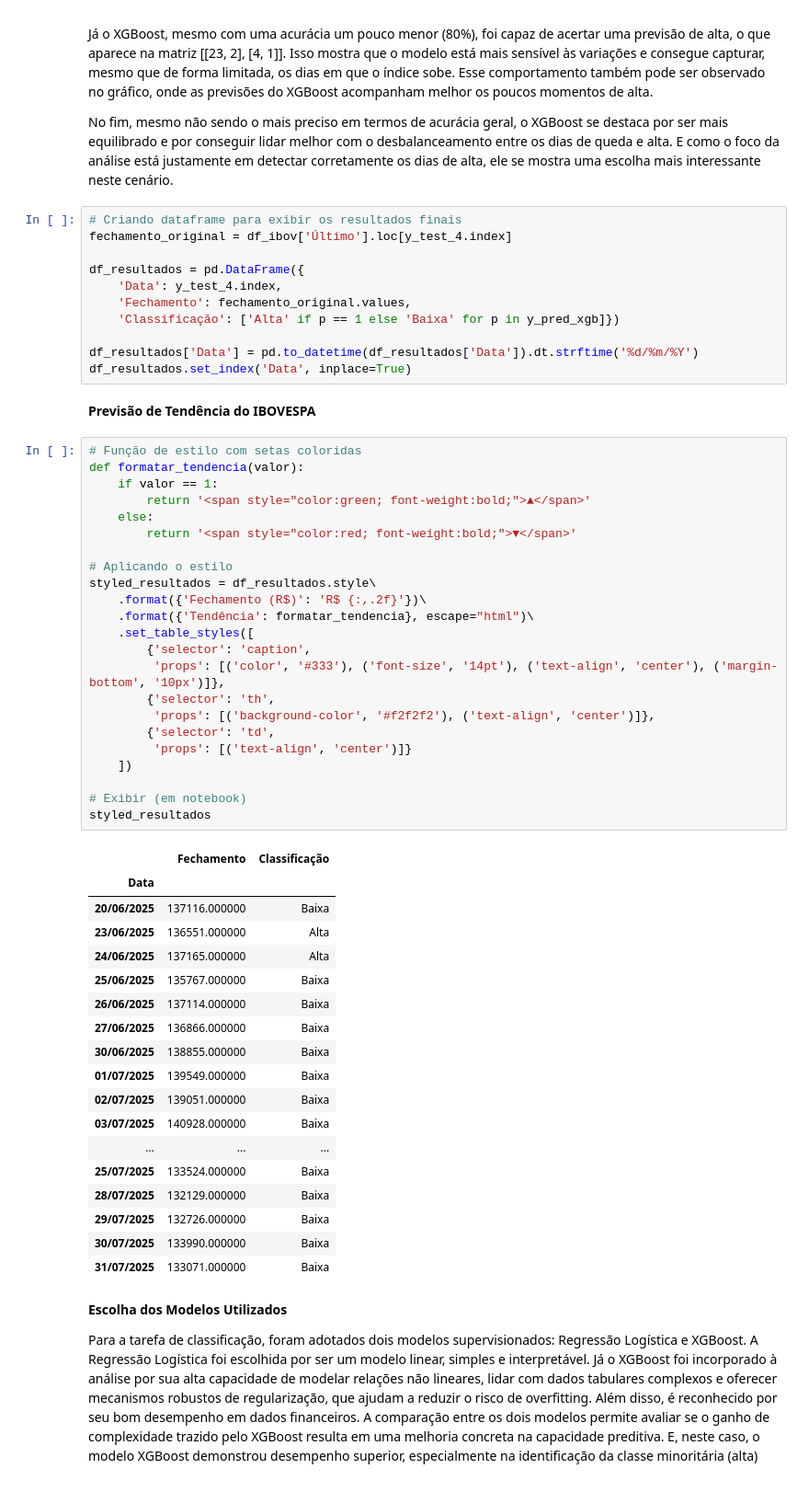
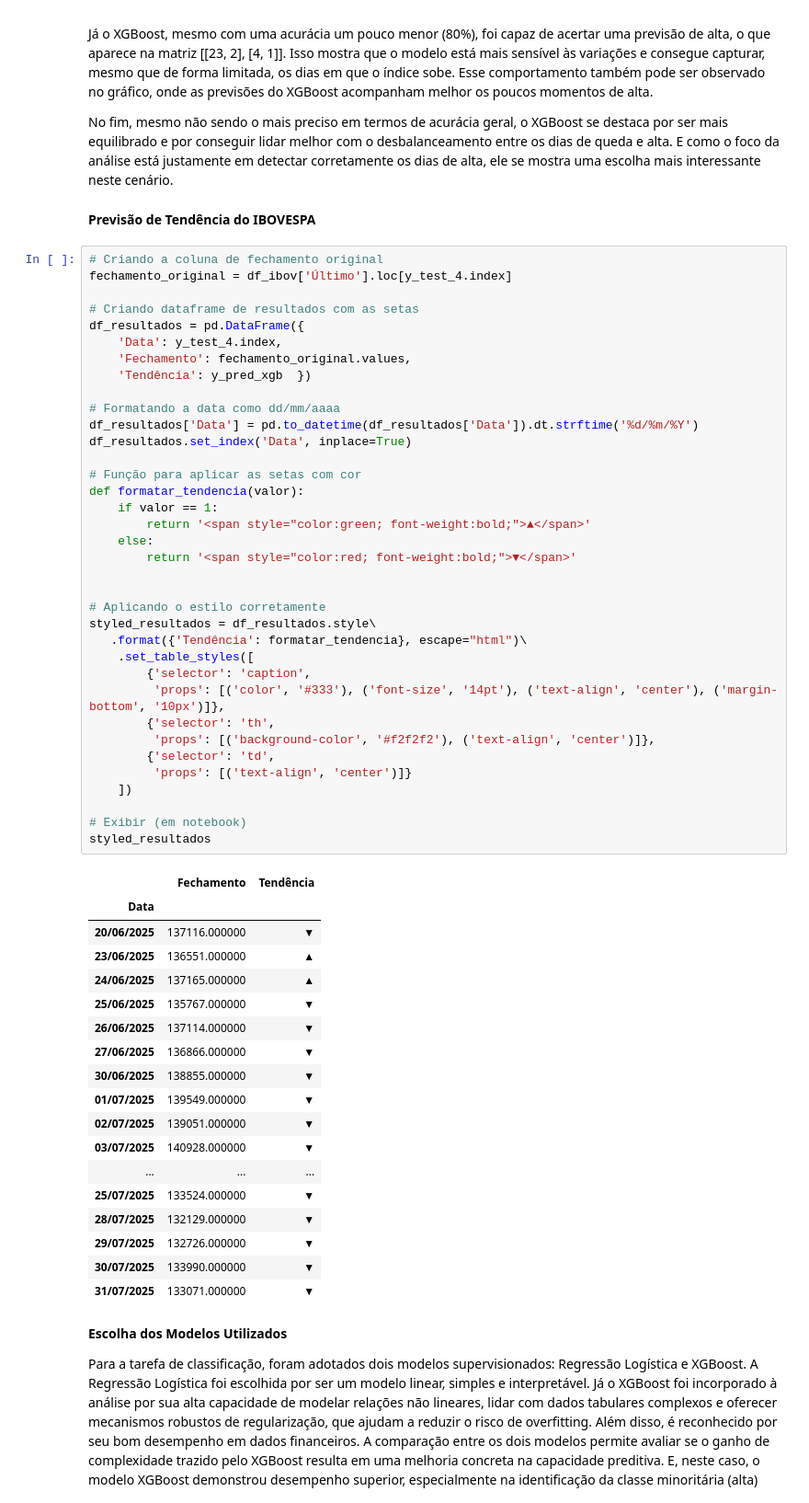
Before and after one commit to CorsiIsa/Tech_Challenge_IBOVESPA, a Jupyter notebook: Tech_Challenge_Análise_Preditiva_Ibovespa_V_3.ipynb, the cells around one changed output. Shown at 92% size. Saved outputs shown, nothing was run; the diff lists cells and outputs as text.

```diff
--- a/Tech_Challenge_Análise_Preditiva_Ibovespa_V_3.ipynb
+++ b/Tech_Challenge_Análise_Preditiva_Ibovespa_V_3.ipynb
@@ -532,61 +532,63 @@ A Regressão Logística, apesar de ter apresentado uma acurácia alta (83%), nã
 Já o XGBoost, mesmo com uma acurácia um pouco menor (80%), foi capaz de acertar uma previsão de alta, o que aparece na matriz [[23, 2], [4, 1]]. Isso mostra que o modelo está mais sensível às variações e consegue capturar, mesmo que de forma limitada, os dias em que o índice sobe. Esse comportamento também pode ser observado no gráfico, onde as previsões do XGBoost acompanham melhor os poucos momentos de alta.
 
 No fim, mesmo não sendo o mais preciso em termos de acurácia geral, o XGBoost se destaca por ser mais equilibrado e por conseguir lidar melhor com o desbalanceamento entre os dias de queda e alta. E como o foco da análise está justamente em detectar corretamente os dias de alta, ele se mostra uma escolha mais interessante neste cenário.
-# %%
-# Criando dataframe para exibir os resultados finais
-fechamento_original = df_ibov['Último'].loc[y_test_4.index]
-
-df_resultados = pd.DataFrame({
-    'Data': y_test_4.index,
-    'Fechamento': fechamento_original.values,
-    'Classificação': ['Alta' if p == 1 else 'Baixa' for p in y_pred_xgb]})
-
-df_resultados['Data'] = pd.to_datetime(df_resultados['Data']).dt.strftime('%d/%m/%Y')
-df_resultados.set_index('Data', inplace=True)
 # %% [markdown]
 **Previsão de Tendência do IBOVESPA**
 # %%
-# Função de estilo com setas coloridas
+# Criando a coluna de fechamento original
+fechamento_original = df_ibov['Último'].loc[y_test_4.index]
+
+# Criando dataframe de resultados com as setas
+df_resultados = pd.DataFrame({
+    'Data': y_test_4.index,
+    'Fechamento': fechamento_original.values,
+    'Tendência': y_pred_xgb  })
+
+# Formatando a data como dd/mm/aaaa
+df_resultados['Data'] = pd.to_datetime(df_resultados['Data']).dt.strftime('%d/%m/%Y')
+df_resultados.set_index('Data', inplace=True)
+
+# Função para aplicar as setas com cor
 def formatar_tendencia(valor):
     if valor == 1:
         return '<span style="color:green; font-weight:bold;">▲</span>'
     else:
         return '<span style="color:red; font-weight:bold;">▼</span>'
 
-# Aplicando o estilo
+
+# Aplicando o estilo corretamente
 styled_resultados = df_resultados.style\
-    .format({'Fechamento (R$)': 'R$ {:,.2f}'})\
-    .format({'Tendência': formatar_tendencia}, escape="html")\
+   .format({'Tendência': formatar_tendencia}, escape="html")\
     .set_table_styles([
         {'selector': 'caption',
          'props': [('color', '#333'), ('font-size', '14pt'), ('text-align', 'center'), ('margin-bottom', '10px')]},
         {'selector': 'th',
          'props': [('background-color', '#f2f2f2'), ('text-align', 'center')]},
         {'selector': 'td',
          'props': [('text-align', 'center')]}
     ])
 
 # Exibir (em notebook)
 styled_resultados
 # %% [output]
-|  | Fechamento | Classificação |
+|  | Fechamento | Tendência |
 | Data |  |  |
-| 20/06/2025 | 137116.000000 | Baixa |
-| 23/06/2025 | 136551.000000 | Alta |
-| 24/06/2025 | 137165.000000 | Alta |
-| 25/06/2025 | 135767.000000 | Baixa |
-| 26/06/2025 | 137114.000000 | Baixa |
-| 27/06/2025 | 136866.000000 | Baixa |
-| 30/06/2025 | 138855.000000 | Baixa |
-| 01/07/2025 | 139549.000000 | Baixa |
-| 02/07/2025 | 139051.000000 | Baixa |
-| 03/07/2025 | 140928.000000 | Baixa |
+| 20/06/2025 | 137116.000000 | ▼ |
+| 23/06/2025 | 136551.000000 | ▲ |
+| 24/06/2025 | 137165.000000 | ▲ |
+| 25/06/2025 | 135767.000000 | ▼ |
+| 26/06/2025 | 137114.000000 | ▼ |
+| 27/06/2025 | 136866.000000 | ▼ |
+| 30/06/2025 | 138855.000000 | ▼ |
+| 01/07/2025 | 139549.000000 | ▼ |
+| 02/07/2025 | 139051.000000 | ▼ |
+| 03/07/2025 | 140928.000000 | ▼ |
 | ... | ... | ... |
-| 25/07/2025 | 133524.000000 | Baixa |
-| 28/07/2025 | 132129.000000 | Baixa |
-| 29/07/2025 | 132726.000000 | Baixa |
-| 30/07/2025 | 133990.000000 | Baixa |
-| 31/07/2025 | 133071.000000 | Baixa |
+| 25/07/2025 | 133524.000000 | ▼ |
+| 28/07/2025 | 132129.000000 | ▼ |
+| 29/07/2025 | 132726.000000 | ▼ |
+| 30/07/2025 | 133990.000000 | ▼ |
+| 31/07/2025 | 133071.000000 | ▼ |
 # %% [markdown]
 **Escolha dos Modelos Utilizados**
 
```
